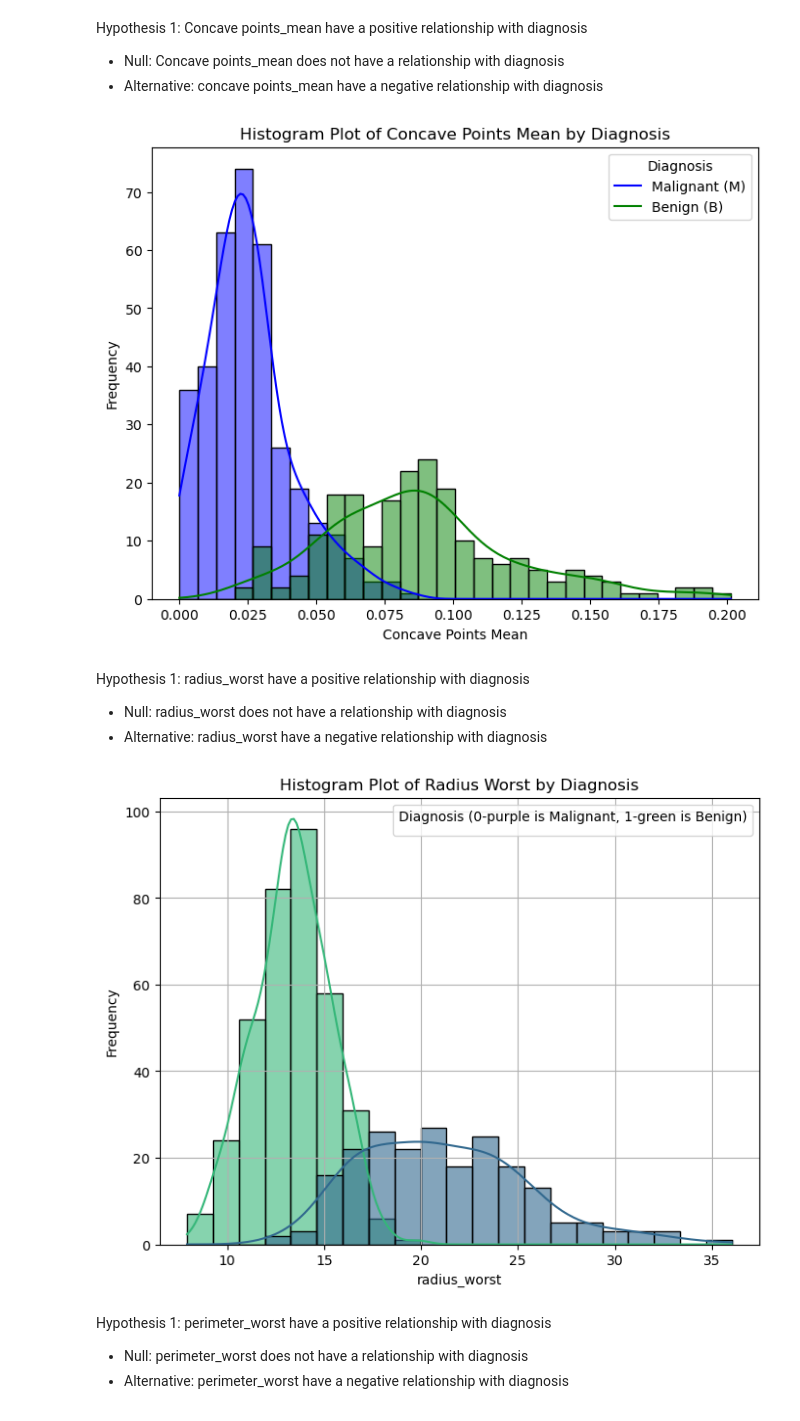
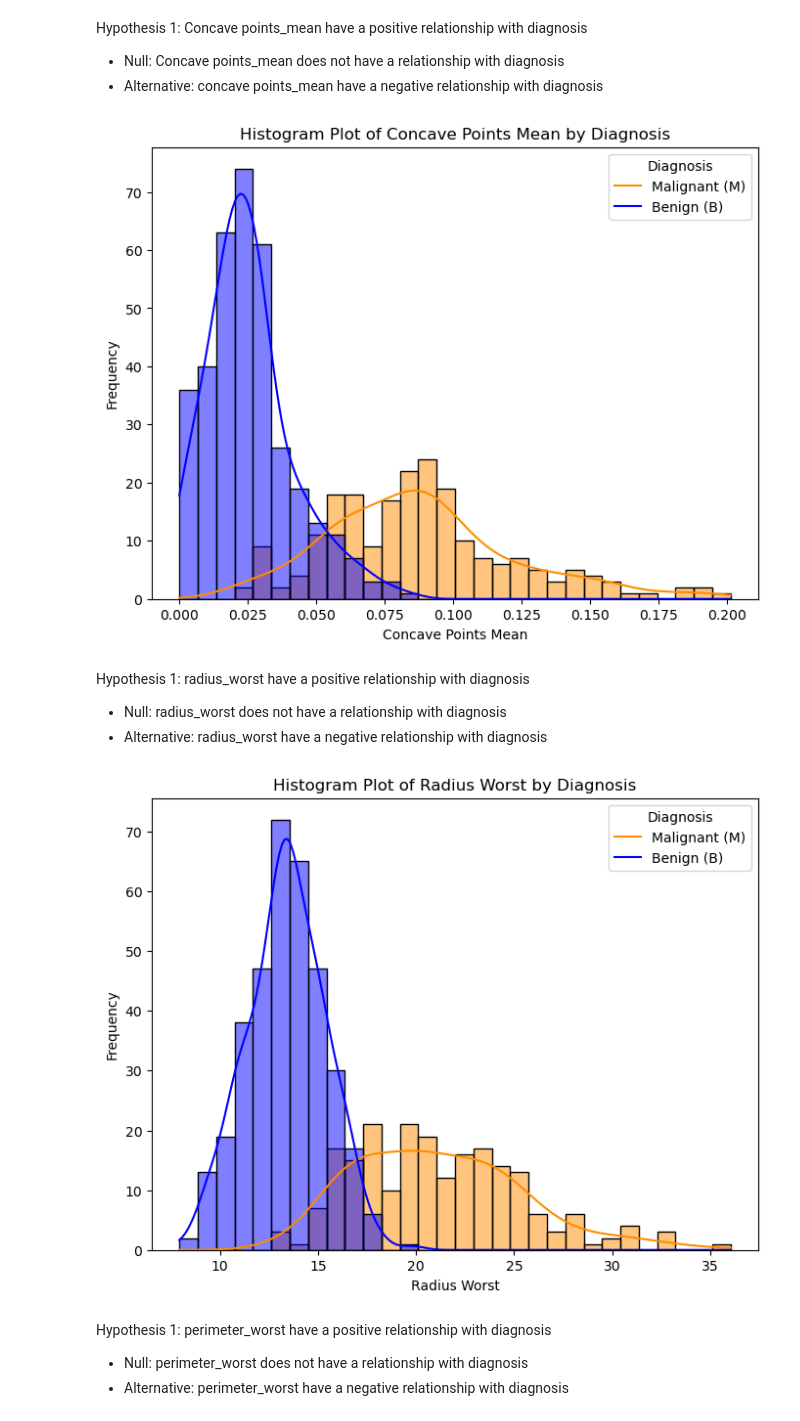
Before and after one commit to Thoai-Adam/Individual-Project, a Jupyter notebook: final_notebook.ipynb, the cells around one changed output. Drawn from its saved outputs; the diff is of its cells as text; code cells hidden in the pictures.

```diff
--- a/final_notebook.ipynb
+++ b/final_notebook.ipynb
@@ -100,12 +103,13 @@ Hypothesis 1: Concave points_mean have a positive relationship with diagnosis
 * Null: Concave points_mean does not have a relationship with diagnosis
 * Alternative: concave points_mean have a negative relationship with diagnosis
 # %%
-import seaborn as sns
-import matplotlib.pyplot as plt
+
+# Define custom colors for 'Malignant' and 'Benign'
+custom_palette = {1: 'darkorange', 0: 'blue'}
 
 # Create a histogram plot
 plt.figure(figsize=(8, 6))
-sns.histplot(data=df, x='concave points_mean', hue='diagnosis', bins=30, kde=True, palette={'M': 'green', 'B': 'blue'})
+sns.histplot(data=df, x='concave points_mean', hue='diagnosis', bins=30, kde=True, palette=custom_palette)
 
 # Set plot labels and title
 plt.xlabel('Concave Points Mean')
@@ -118,7 +122,7 @@ plt.legend(title='Diagnosis', labels=['Malignant (M)', 'Benign (B)'])
 # Show the plot
 plt.show()
 # %% [output]
-[figure, old version]
+[figure, new version]
 # %%
 calculate_t_test(df, ['concave points_mean'], target_variable)
 # %% [markdown]
@@ -127,27 +131,25 @@ Hypothesis 1: radius_worst have a positive relationship with diagnosis
 * Alternative: radius_worst have a negative relationship with diagnosis
 # %%
 
+# Define custom colors for 'Malignant' and 'Benign'
+custom_palette = {1: 'darkorange', 0: 'blue'}
 
-# Create a histogram plot with 'diagnosis' as the hue for 'concave points_worst'
+# Create a histogram plot
 plt.figure(figsize=(8, 6))
-ax = sns.histplot(data=df, x='radius_worst', hue='diagnosis', palette='viridis', alpha=0.6, kde=True)
+sns.histplot(data=df, x='radius_worst', hue='diagnosis', bins=30, kde=True, palette=custom_palette)
 
-# Manually create a custom legend
-custom_legend_labels = {0: 'Malignant', 1: 'Benign'}
-custom_legend_colors = {0: 'purple', 1: 'green'}
-handles, labels = ax.get_legend_handles_labels()
-custom_legend = [plt.Line2D([0], [0], marker='o', color='w', markerfacecolor=custom_legend_colors[int(label)], markersize=10, label=custom_legend_labels[int(label)]) for label in labels]
-
-# Insert a legend stating 0 is Malignant and 1 is Benign
-plt.legend(handles=custom_legend, title='Diagnosis (0-purple is Malignant, 1-green is Benign)', loc='upper right')
-
-plt.xlabel('radius_worst')
+# Set plot labels and title
+plt.xlabel('Radius Worst')
 plt.ylabel('Frequency')
 plt.title('Histogram Plot of Radius Worst by Diagnosis')
-plt.grid(True)
+
+# Add a legend
+plt.legend(title='Diagnosis', labels=['Malignant (M)', 'Benign (B)'])
+
+# Show the plot
 plt.show()
 # %% [output]
-[figure, old version]
+[figure, new version]
 # %%
 calculate_t_test(df, ['radius_worst'], target_variable)
 # %% [markdown]
```
Also changed, not shown: parts of 17 cells of this notebook, 1 other file.
